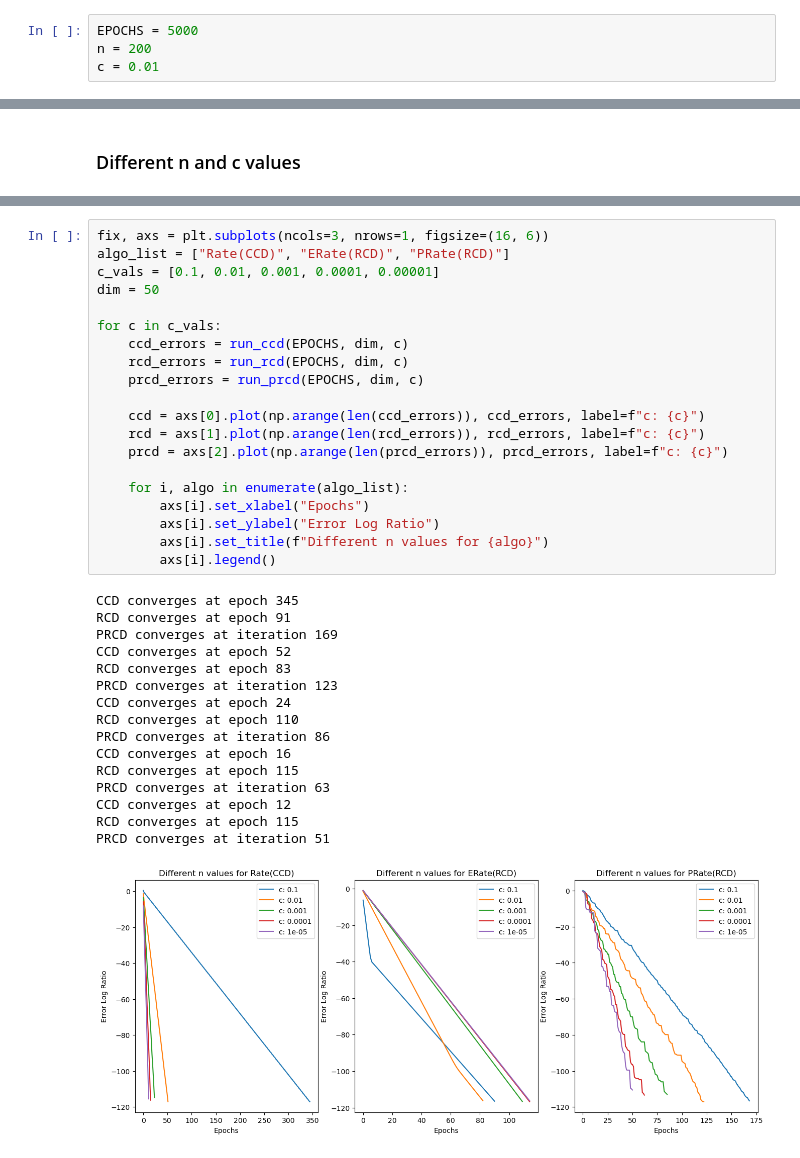
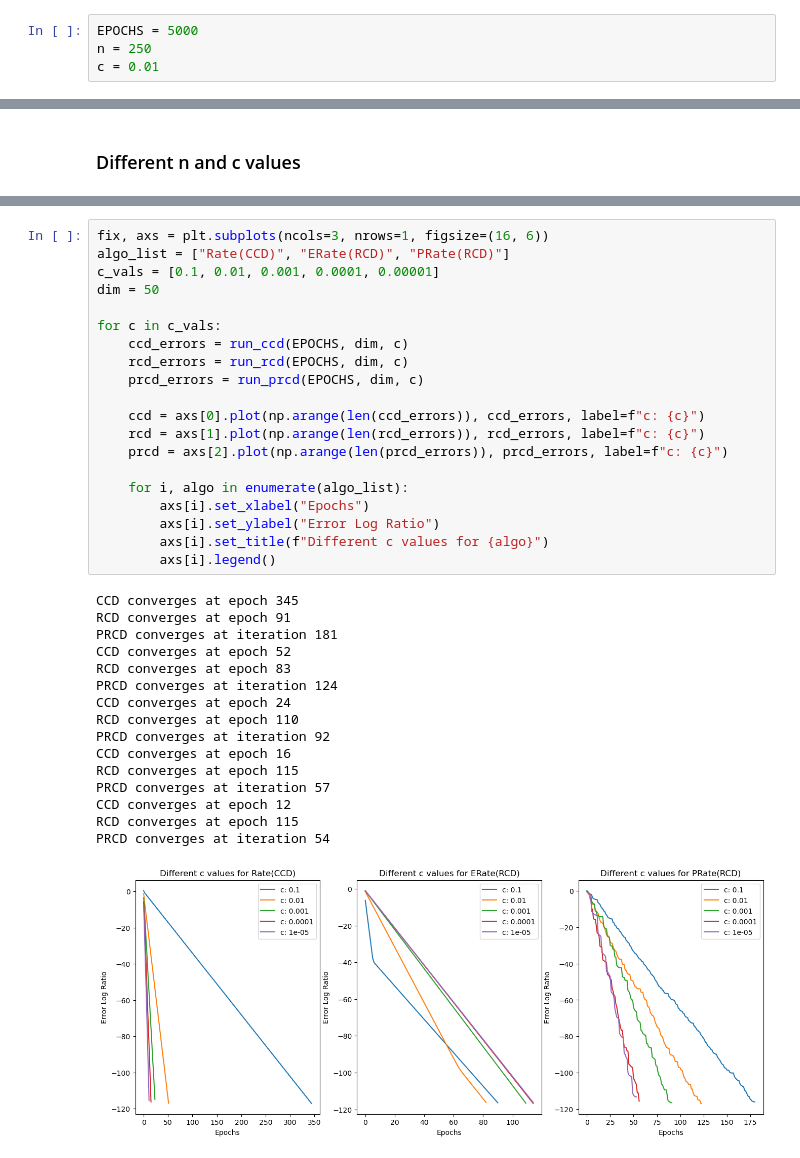
Before and after one commit to pinto2501/coordinate_descent, a Jupyter notebook: cbcd.ipynb, the cells around one changed output, grey strips where cells are left out. Saved outputs shown, nothing was run; the diff lists cells and outputs as text.

```diff
--- a/cbcd.ipynb
+++ b/cbcd.ipynb
@@ -7,6 +7,6 @@ import random
 # %%
 EPOCHS = 5000
-n = 200
+n = 250
 c = 0.01
 # %%
 def build_coordinate_matrices(n, c):
@@ -157,37 +165,37 @@ PRCD converges at iteration 141
 # %%
 fix, axs = plt.subplots(ncols=3, nrows=1, figsize=(16, 6))
 algo_list = ["Rate(CCD)", "ERate(RCD)", "PRate(RCD)"]
 c_vals = [0.1, 0.01, 0.001, 0.0001, 0.00001]
 dim = 50
 
 for c in c_vals:
     ccd_errors = run_ccd(EPOCHS, dim, c)
     rcd_errors = run_rcd(EPOCHS, dim, c)
     prcd_errors = run_prcd(EPOCHS, dim, c)
 
     ccd = axs[0].plot(np.arange(len(ccd_errors)), ccd_errors, label=f"c: {c}")
     rcd = axs[1].plot(np.arange(len(rcd_errors)), rcd_errors, label=f"c: {c}")
     prcd = axs[2].plot(np.arange(len(prcd_errors)), prcd_errors, label=f"c: {c}")
 
     for i, algo in enumerate(algo_list):
         axs[i].set_xlabel("Epochs")
         axs[i].set_ylabel("Error Log Ratio")
-        axs[i].set_title(f"Different n values for {algo}")
+        axs[i].set_title(f"Different c values for {algo}")
         axs[i].legend()
 # %% [output]
 CCD converges at epoch 345
 RCD converges at epoch 91
-PRCD converges at iteration 169
+PRCD converges at iteration 181
 CCD converges at epoch 52
 RCD converges at epoch 83
-PRCD converges at iteration 123
+PRCD converges at iteration 124
 CCD converges at epoch 24
 RCD converges at epoch 110
-PRCD converges at iteration 86
+PRCD converges at iteration 92
 CCD converges at epoch 16
 RCD converges at epoch 115
-PRCD converges at iteration 63
+PRCD converges at iteration 57
 CCD converges at epoch 12
 RCD converges at epoch 115
-PRCD converges at iteration 51
+PRCD converges at iteration 54
-[figure, old version]
+[figure, new version]
```
Also changed, not shown: parts of 6 cells of this notebook.
